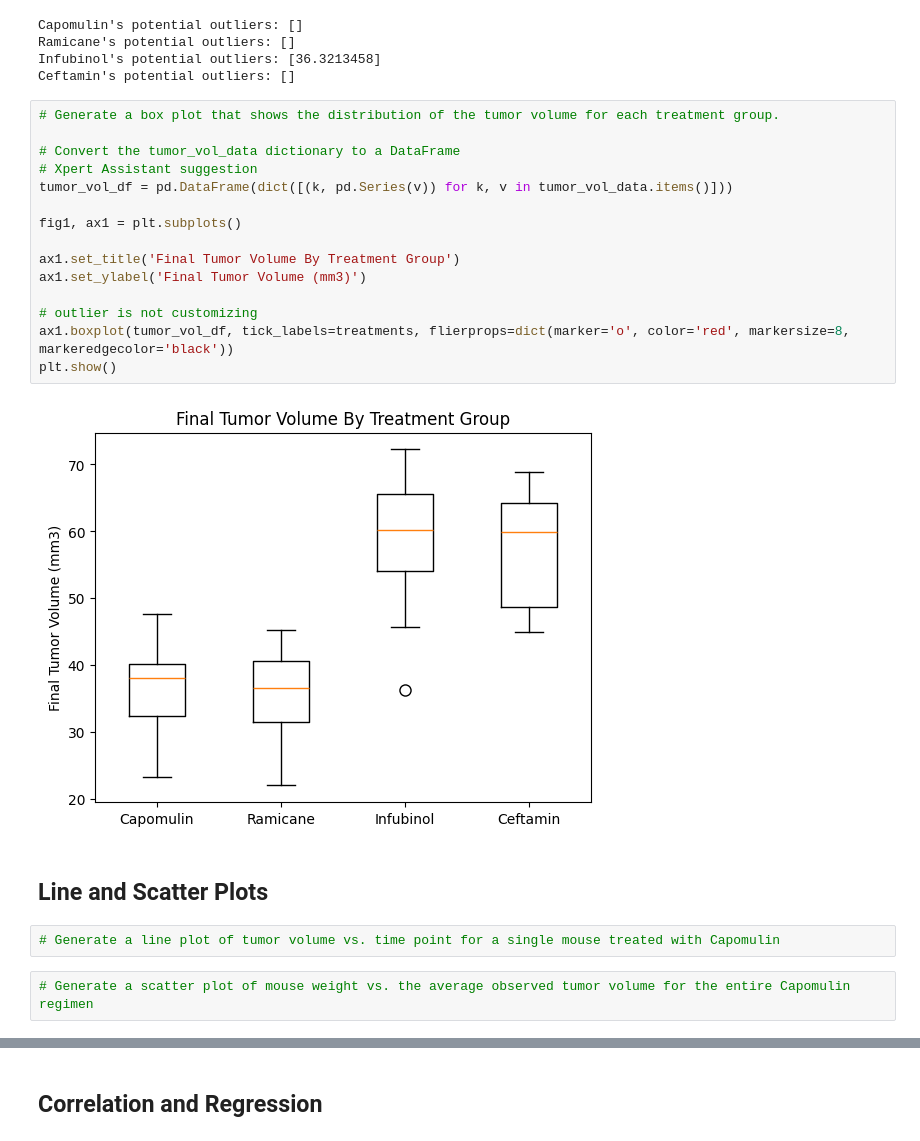
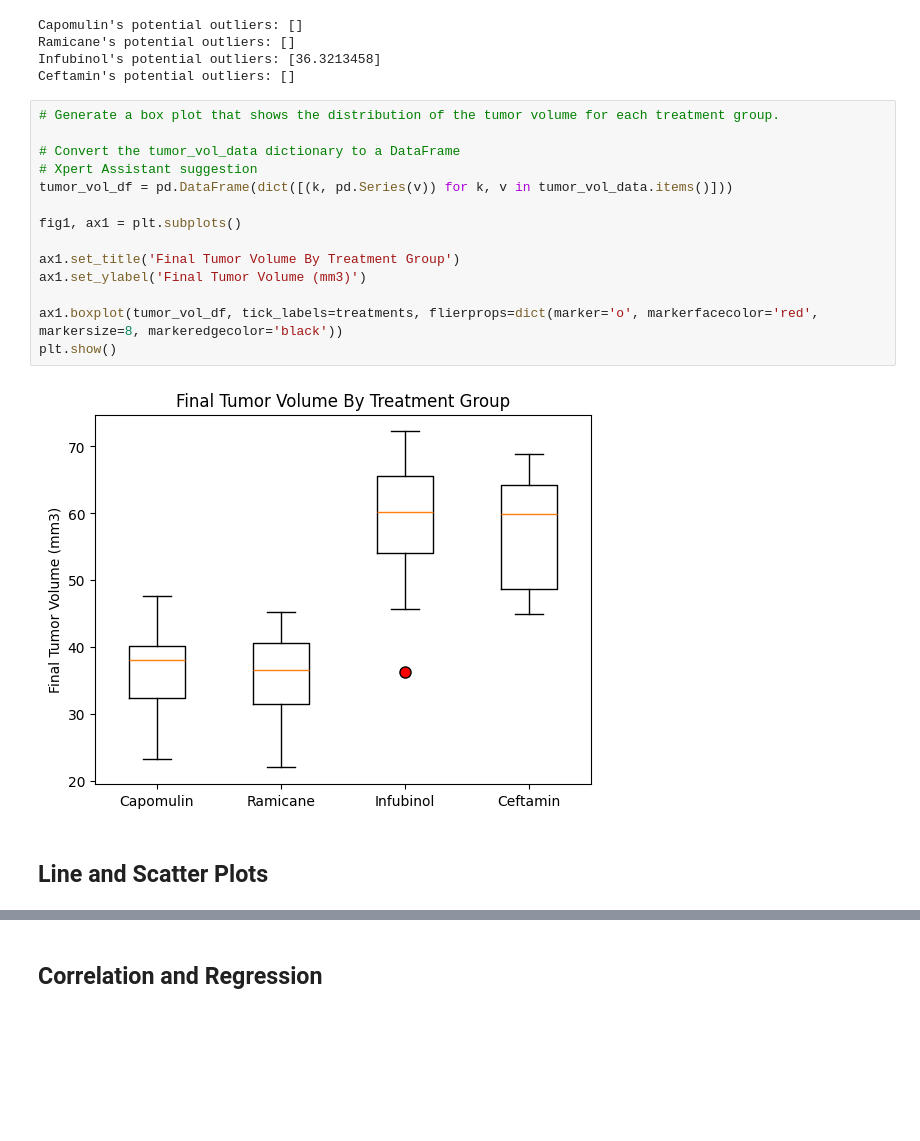
Before and after one commit to hmk81996/clinical-study-visualizations, a Jupyter notebook: pymaceuticals_starter.ipynb, the cells around one changed output, grey strips where cells are left out. Cells and saved outputs as stored; diff of their text form; blank space fills up the shorter version.

```diff
--- a/pymaceuticals_starter.ipynb
+++ b/pymaceuticals_starter.ipynb
@@ -296,23 +292,18 @@ Ceftamin's potential outliers: []
 # %%
 # Generate a box plot that shows the distribution of the tumor volume for each treatment group.
 
 # Convert the tumor_vol_data dictionary to a DataFrame
 # Xpert Assistant suggestion
 tumor_vol_df = pd.DataFrame(dict([(k, pd.Series(v)) for k, v in tumor_vol_data.items()]))
 
 fig1, ax1 = plt.subplots()
 
 ax1.set_title('Final Tumor Volume By Treatment Group')
 ax1.set_ylabel('Final Tumor Volume (mm3)')
 
-# outlier is not customizing
-ax1.boxplot(tumor_vol_df, tick_labels=treatments, flierprops=dict(marker='o', color='red', markersize=8, markeredgecolor='black'))
+ax1.boxplot(tumor_vol_df, tick_labels=treatments, flierprops=dict(marker='o', markerfacecolor='red', markersize=8, markeredgecolor='black'))
 plt.show()
 # %% [output]
-[figure, old version]
+[figure, new version]
 # %% [markdown]
 ## Line and Scatter Plots
-# %%
-# Generate a line plot of tumor volume vs. time point for a single mouse treated with Capomulin
-# %%
-# Generate a scatter plot of mouse weight vs. the average observed tumor volume for the entire Capomulin regimen
```
Also changed, not shown: parts of 9 cells of this notebook.
